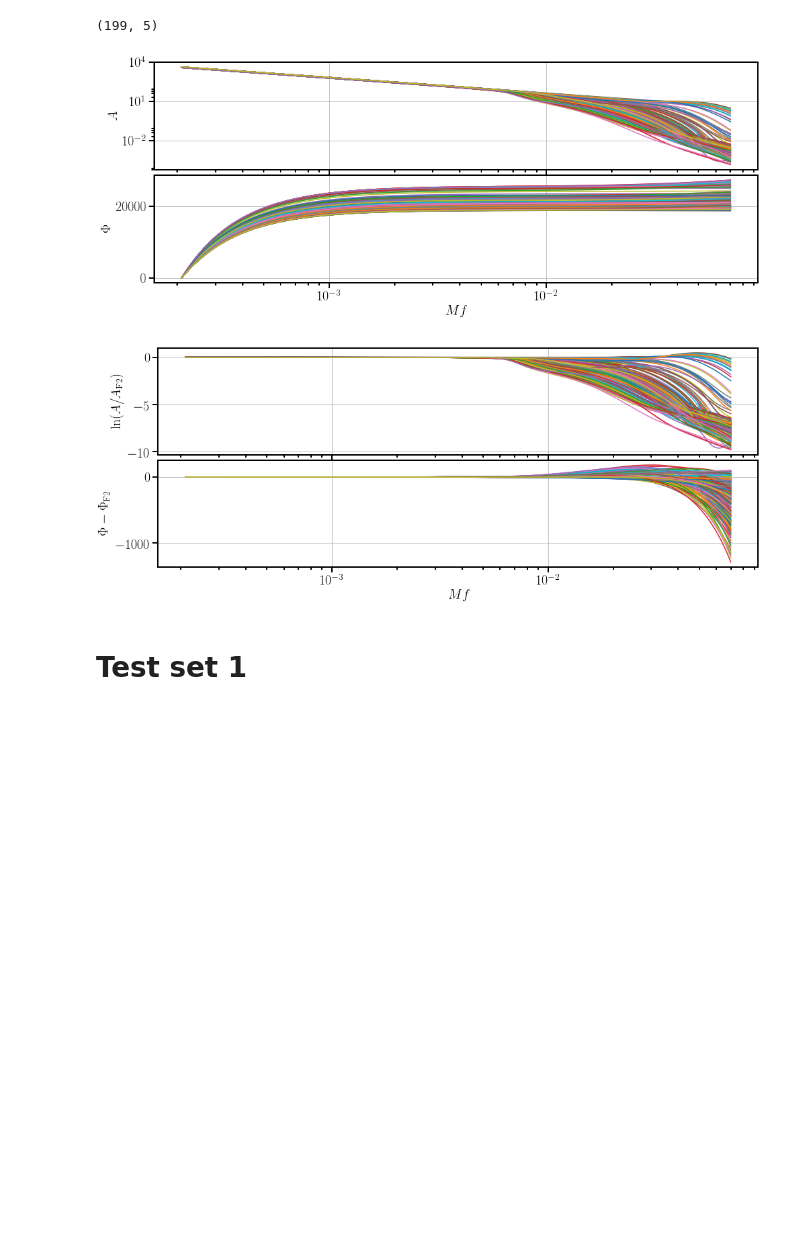
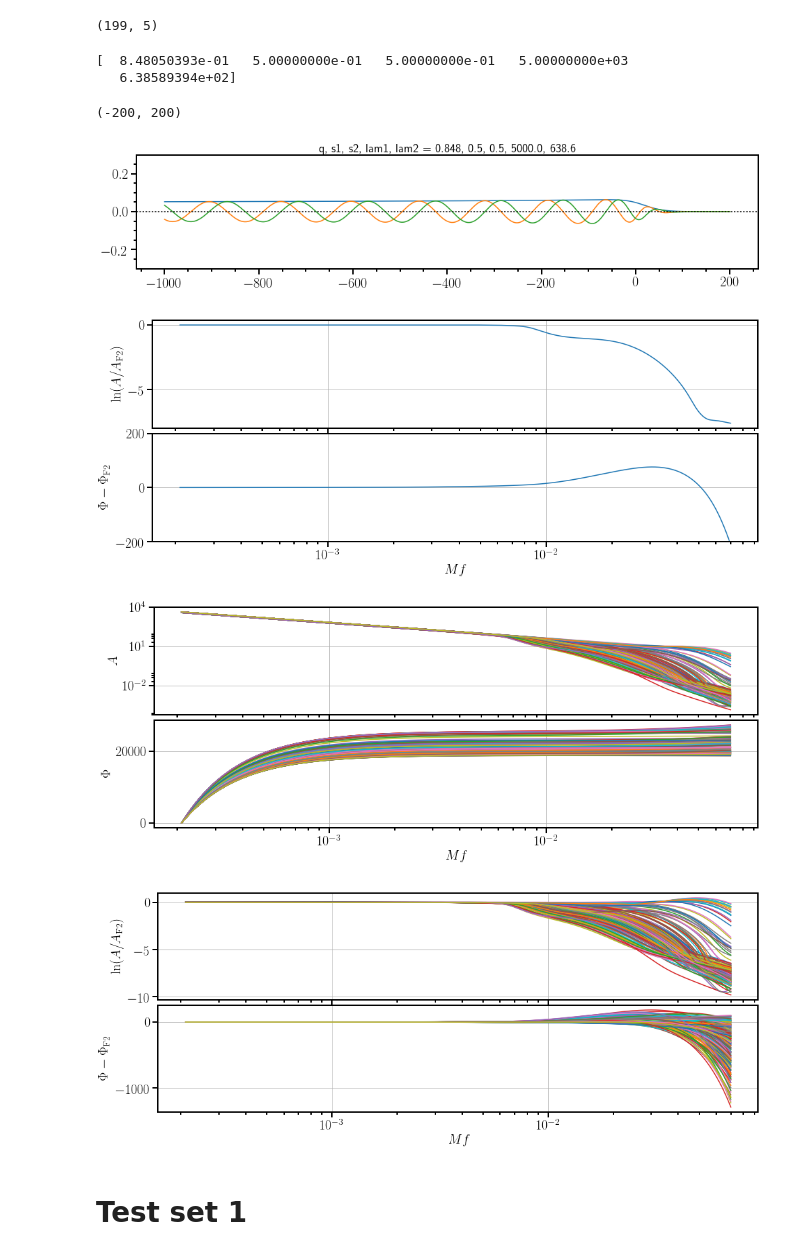
Before and after one commit to benjaminlackey/gpsurrogate, a Jupyter notebook: notebooks/EOB/TrainingSetTEOB20Hz.ipynb, the cells around one changed output. Saved outputs shown, nothing was run; the diff lists cells and outputs as text; code cells hidden in the pictures; blank space fills up the shorter version.

```diff
--- a/notebooks/EOB/TrainingSetTEOB20Hz.ipynb
+++ b/notebooks/EOB/TrainingSetTEOB20Hz.ipynb
@@ -308,6 +292,8 @@ ax.set_ylim(-0.3, 0.3)
 # %%
 # There are some bad waveforms, so just remove them
-badh_ind = [85]
+# i = 107 has a perfectly normal looking time-domain waveform,
+# but for whatever reason the high-frequency frequency-domain phase goes crazy
+badh_ind = [107]
 
 params_clean = np.array([params[i] for i in range(len(params)) if i not in badh_ind])
 hlist_clean = [hlist[i] for i in range(len(hlist)) if i not in badh_ind]
@@ -348,6 +334,31 @@ dh_train = ws.HDF5WaveformSet('../../data/TEOBv4_20hz/dh_train_uncsamp.hdf5')
 dh_train.parameters().shape
 # %% [output]
 (199, 5)
+# %%
+i = 107
+
+p = params[i]
+fig, ax = wave.plot_waveforms([hlist[i]], hc=True, xi=-1000, xf=200, npoints=10000)
+title = 'q, s1, s2, lam1, lam2 = {:.3}, {:.3}, {:.3}, {:.1f}, {:.1f}'.format(p[0], p[1], p[2], p[3], p[4])
+ax.set_title(title)
+ax.minorticks_on()
+ax.set_ylim(-0.3, 0.3)
+#ax.set_xlim(-1000, 200)
+
+print dh_train.parameters()[i]
+fig, (ax1, ax2) = wave.plot_waveforms_fd([dh_train[i]])
+ax1.set_ylabel(r'$\ln(A/A_{\rm F2})$')
+ax2.set_ylabel(r'$\Phi-\Phi_{\rm F2}$')
+ax2.set_xlabel(r'$Mf$')
+ax1.grid()
+ax2.grid()
+ax2.set_ylim(-200, 200)
+# %% [output]
+[  8.48050393e-01   5.00000000e-01   5.00000000e-01   5.00000000e+03
+   6.38589394e+02]
+(-200, 200)
+[figure, added]
+[figure, added]
 # %%
 fig, (ax1, ax2) = wave.plot_waveforms_fd([h_train[i] for i in range(len(h_train))])
 ax1.set_yscale('log')
@@ -365,7 +376,7 @@ ax1.grid()
 ax2.grid()
 # %% [output]
 [figure]
-[figure, old version]
+[figure, new version]
 # %% [markdown]
 # Test set 1
 # %%
```
Also changed, not shown: parts of 32 cells of this notebook, 5 other files.
